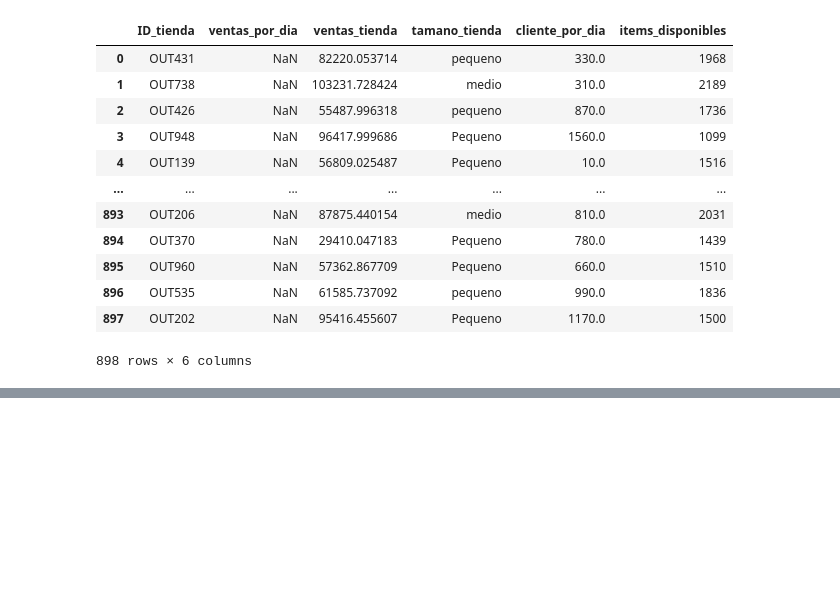
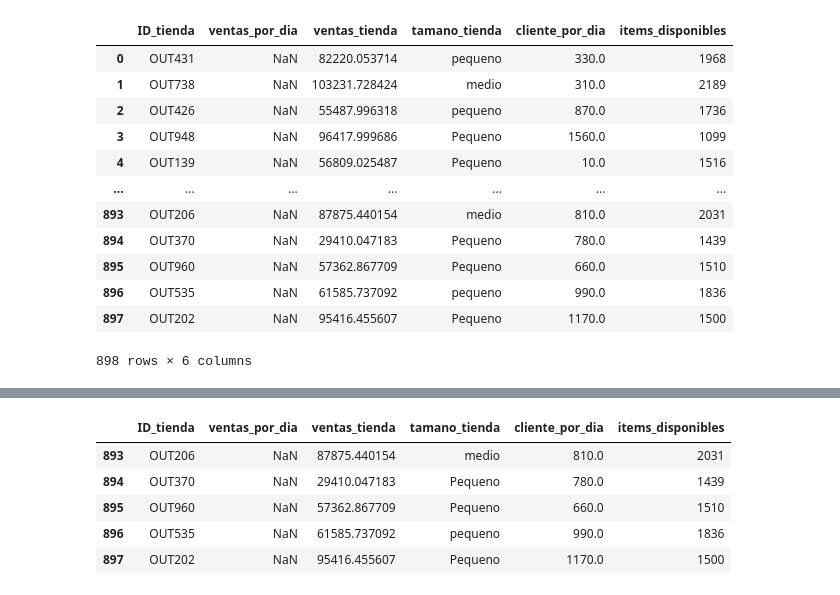
Before and after one commit to Mjdiazri/Code7Days, a Jupyter notebook: Ejercicio_promt_python_dataScience.ipynb, the cells around one changed output, grey strips where cells are left out. Cells and saved outputs as stored; diff of their text form; code cells hidden in the pictures; blank space fills up the shorter version.

```diff
--- a/Ejercicio_promt_python_dataScience.ipynb
+++ b/Ejercicio_promt_python_dataScience.ipynb
@@ -116,0 +134,9 @@ uf_union
+# %%
+uf_union.tail()
+# %% [output]
+|  | ID_tienda | ventas_por_dia | ventas_tienda | tamano_tienda | cliente_por_dia | items_disponibles |
+| 893 | OUT206 | NaN | 87875.440154 | medio | 810.0 | 2031 |
+| 894 | OUT370 | NaN | 29410.047183 | Pequeno | 780.0 | 1439 |
+| 895 | OUT960 | NaN | 57362.867709 | Pequeno | 660.0 | 1510 |
+| 896 | OUT535 | NaN | 61585.737092 | pequeno | 990.0 | 1836 |
+| 897 | OUT202 | NaN | 95416.455607 | Pequeno | 1170.0 | 1500 |
```
Also changed, not shown: parts of 10 cells of this notebook.
